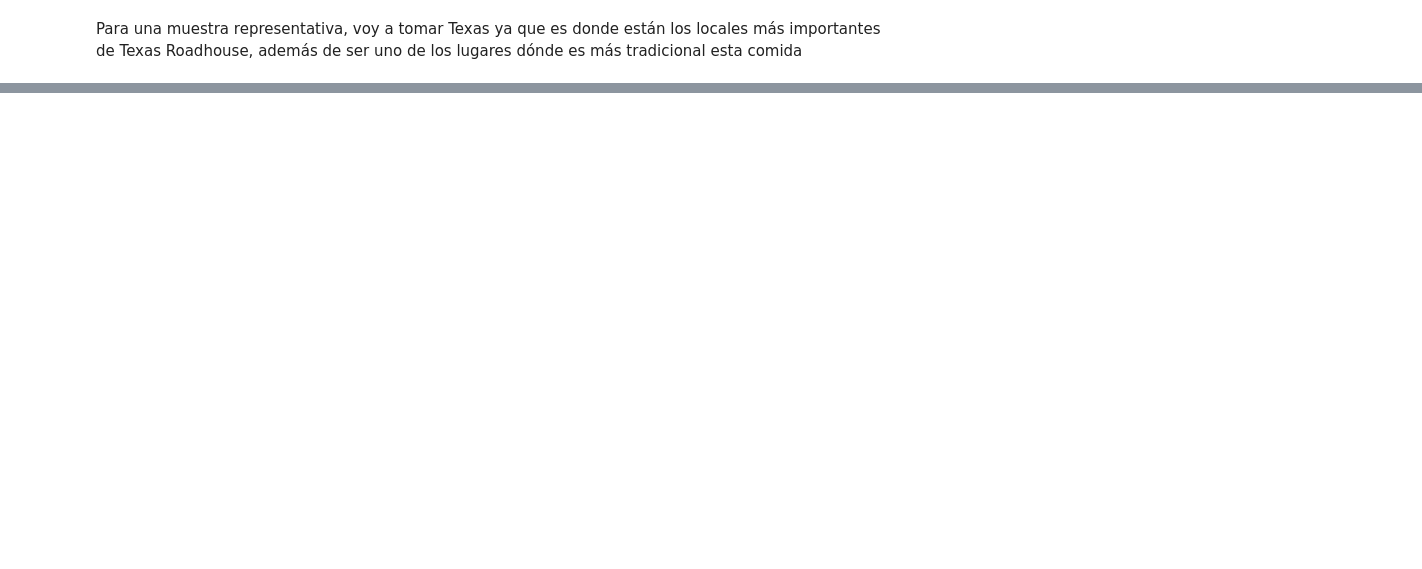
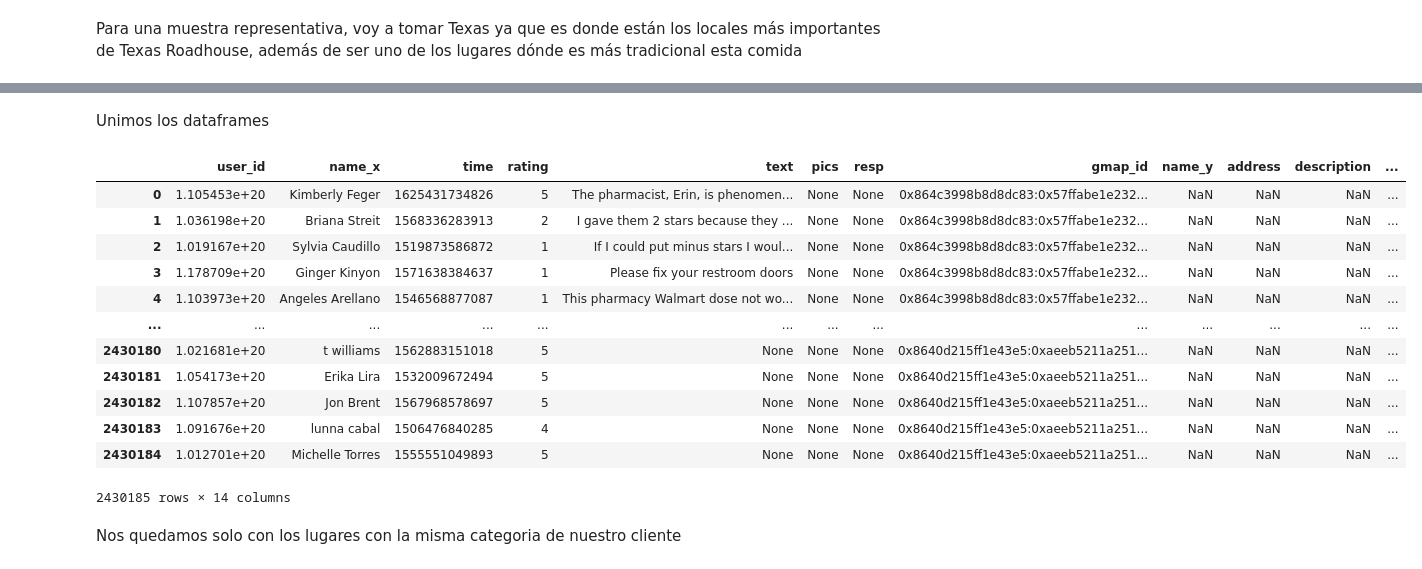
Before and after one commit to ChirixC/Yelp-Final-Project, a Jupyter notebook: ETL/ETL_google_maps_reviews.ipynb, the cells around one changed output, grey strips where cells are left out. Cells and saved outputs as stored; diff of their text form; code cells hidden in the pictures; blank space fills up the shorter version.

```diff
--- a/ETL/ETL_google_maps_reviews.ipynb
+++ b/ETL/ETL_google_maps_reviews.ipynb
@@ -25,0 +57,7 @@ df
+# %%
+meta_filtrado1 = hpe.filer_by_values_in_column(df_meta1,"category",valores)
+meta_filtrado2 = hpe.filer_by_values_in_column(df_meta2,"category",valores)
+meta_filtrado3 = hpe.filer_by_values_in_column(df_meta3,"category",valores)
+meta_filtrado4 = hpe.filer_by_values_in_column(df_meta4,"category",valores)
+# %%
+meta_filtrado = pd.concat([meta_filtrado1, meta_filtrado2, meta_filtrado3,meta_filtrado4], ignore_index=True)
@@ -25,0 +66,2 @@ df
+# %%
+metadata = meta_filtrado[["name","address","gmap_id","description","category","avg_rating","price"]]
@@ -25,0 +82,20 @@ df
+# %% [markdown]
+Unimos los dataframes
+# %%
+df_reviews_meta = pd.merge(df_reviews, metadata, on='gmap_id', how='left')
+# %%
+df_reviews_meta
+# %% [output]
+|  | user_id | name_x | time | rating | text | pics | resp | gmap_id | name_y | address | description | ... |
+| 0 | 1.105453e+20 | Kimberly Feger | 1625431734826 | 5 | The pharmacist, Erin, is phenomen... | None | None | 0x864c3998b8d8dc83:0x57ffabe1e232... | NaN | NaN | NaN | ... |
+| 1 | 1.036198e+20 | Briana Streit | 1568336283913 | 2 | I gave them 2 stars because they ... | None | None | 0x864c3998b8d8dc83:0x57ffabe1e232... | NaN | NaN | NaN | ... |
+| 2 | 1.019167e+20 | Sylvia Caudillo | 1519873586872 | 1 | If I could put minus stars I woul... | None | None | 0x864c3998b8d8dc83:0x57ffabe1e232... | NaN | NaN | NaN | ... |
+| 3 | 1.178709e+20 | Ginger Kinyon | 1571638384637 | 1 | Please fix your restroom doors | None | None | 0x864c3998b8d8dc83:0x57ffabe1e232... | NaN | NaN | NaN | ... |
+| 4 | 1.103973e+20 | Angeles Arellano | 1546568877087 | 1 | This pharmacy Walmart dose not wo... | None | None | 0x864c3998b8d8dc83:0x57ffabe1e232... | NaN | NaN | NaN | ... |
+| ... | ... | ... | ... | ... | ... | ... | ... | ... | ... | ... | ... | ... |
+| 2430180 | 1.021681e+20 | t williams | 1562883151018 | 5 | None | None | None | 0x8640d215ff1e43e5:0xaeeb5211a251... | NaN | NaN | NaN | ... |
+| 2430181 | 1.054173e+20 | Erika Lira | 1532009672494 | 5 | None | None | None | 0x8640d215ff1e43e5:0xaeeb5211a251... | NaN | NaN | NaN | ... |
+| 2430182 | 1.107857e+20 | Jon Brent | 1567968578697 | 5 | None | None | None | 0x8640d215ff1e43e5:0xaeeb5211a251... | NaN | NaN | NaN | ... |
+| 2430183 | 1.091676e+20 | lunna cabal | 1506476840285 | 4 | None | None | None | 0x8640d215ff1e43e5:0xaeeb5211a251... | NaN | NaN | NaN | ... |
+| 2430184 | 1.012701e+20 | Michelle Torres | 1555551049893 | 5 | None | None | None | 0x8640d215ff1e43e5:0xaeeb5211a251... | NaN | NaN | NaN | ... |
+2430185 rows × 14 columns
@@ -25,0 +106,2 @@ df
+# %% [markdown]
+Nos quedamos solo con los lugares con la misma categoria de nuestro cliente
```
Also changed, not shown: parts of 19 cells of this notebook, 2 other files.
